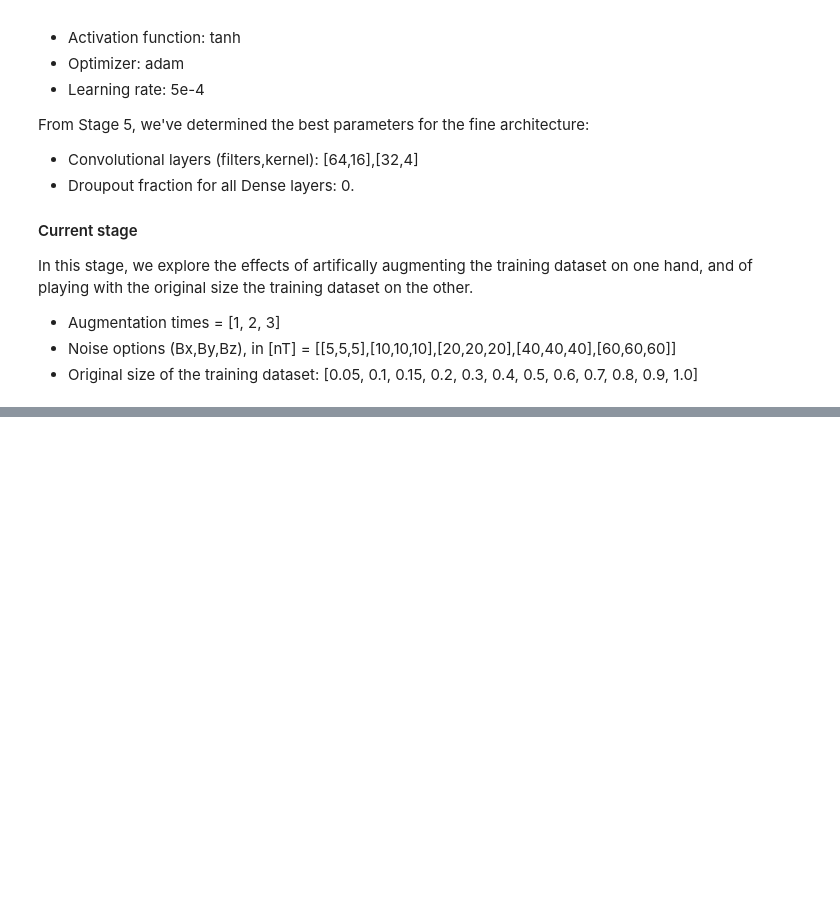
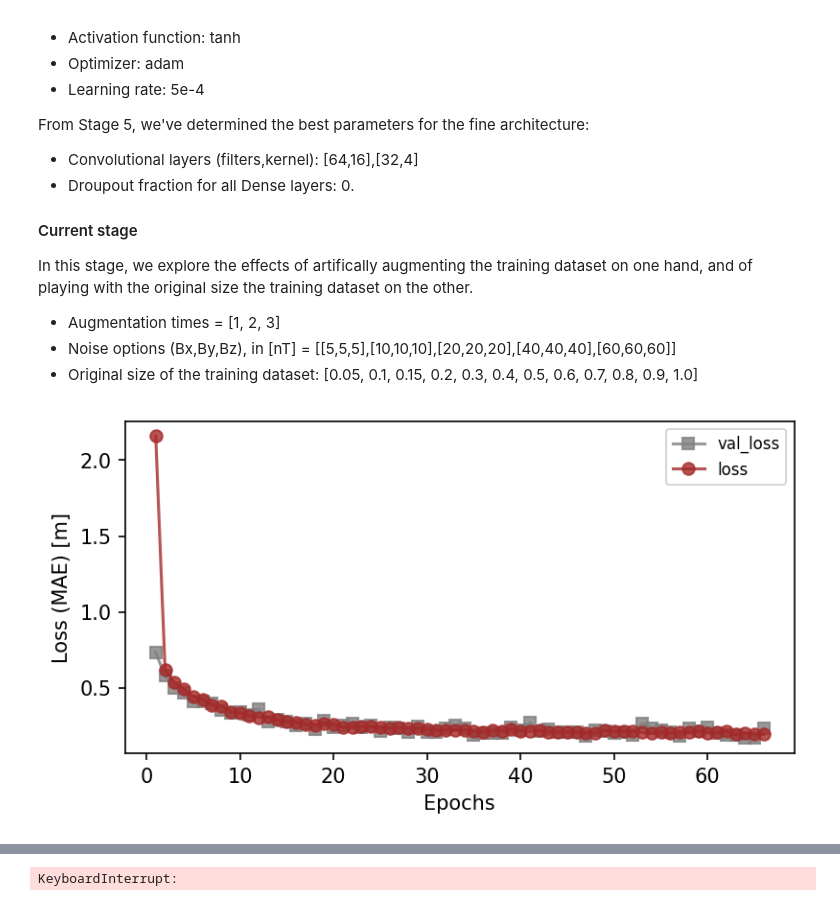
Before and after one commit to Fertmeneses/ML_QDM_Meneses_et_al, a Jupyter notebook: Codes/ML_Stage6.ipynb, the cells around one changed output, grey strips where cells are left out. Cells and saved outputs as stored; diff of their text form; code cells hidden in the pictures; blank space fills up the shorter version.

```diff
--- a/Codes/ML_Stage6.ipynb
+++ b/Codes/ML_Stage6.ipynb
@@ -129,13 +139,15 @@ RF_opts = list(RFs.values())
 # %%
 # Prepare file path to export results:
 results_path = f'../Results/'
 # Prepare file path to check on already trained models and avoid repetitions:
 check_rep_model = f'../Results/Stage6_{interp}_all_Train_s1s4s5_Test_s2s3.csv'
 
 # Train all models:
 df_results = ML_MLmodel.train_stage6(
     p_train_opts,N_augm_opts,noise_opts,gen_hyps,RF_opts,
-    t_wdws_train,t_wdws_test,interpolation=interp,
-    results_path=results_path,
+    t_wdws_train,t_wdws_test,seed_opts=seed_opts,
+    interpolation=interp,results_path=results_path,
     check_rep_model=check_rep_model,quick_timing_test=False
 )
+# %% [output]
+[figure, added]
@@ -141,0 +157 @@ df_results = ML_MLmodel.train_stage6(
+KeyboardInterrupt:
```
Also changed, not shown: parts of 3 cells of this notebook, 1 other file.
